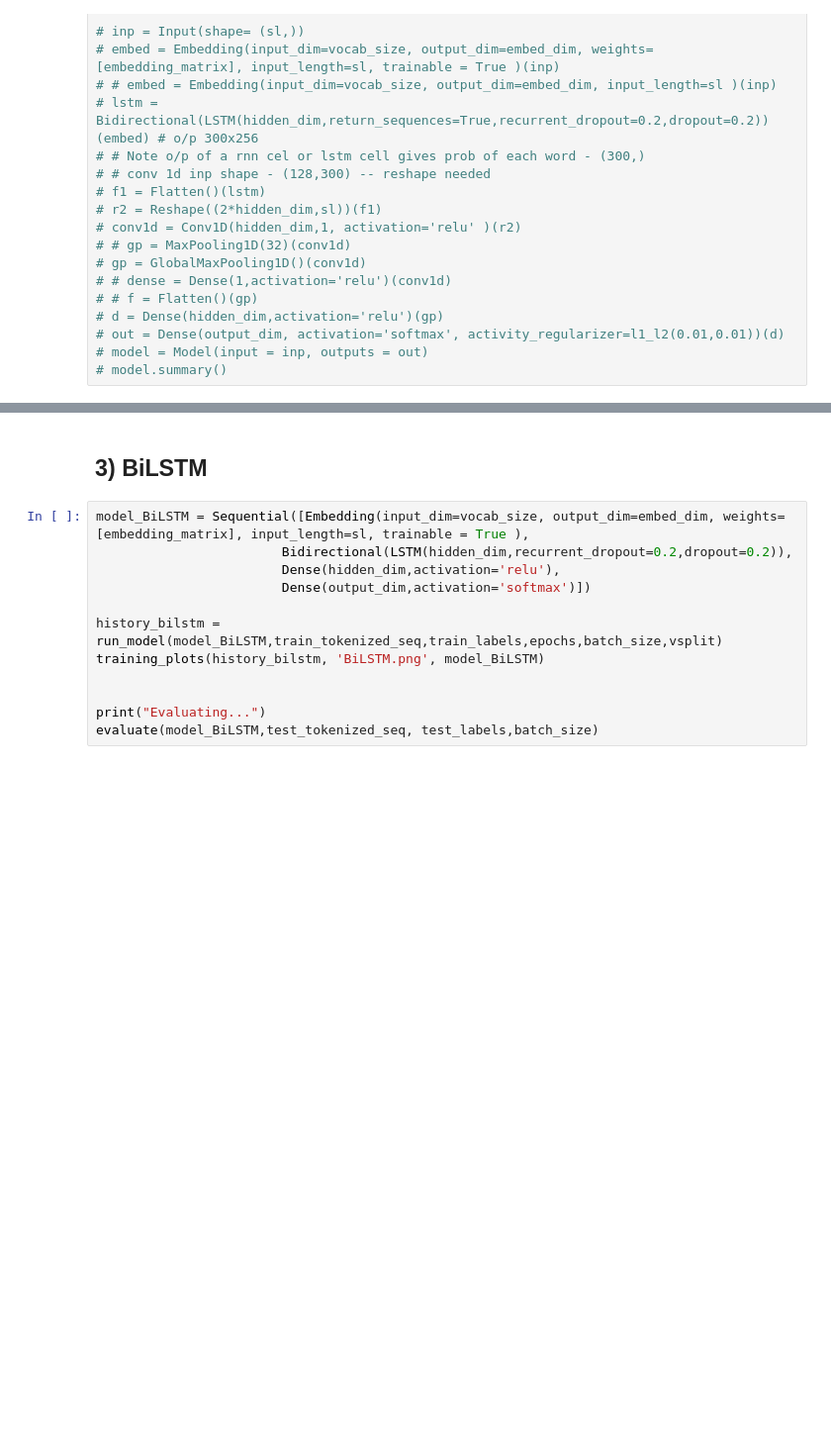
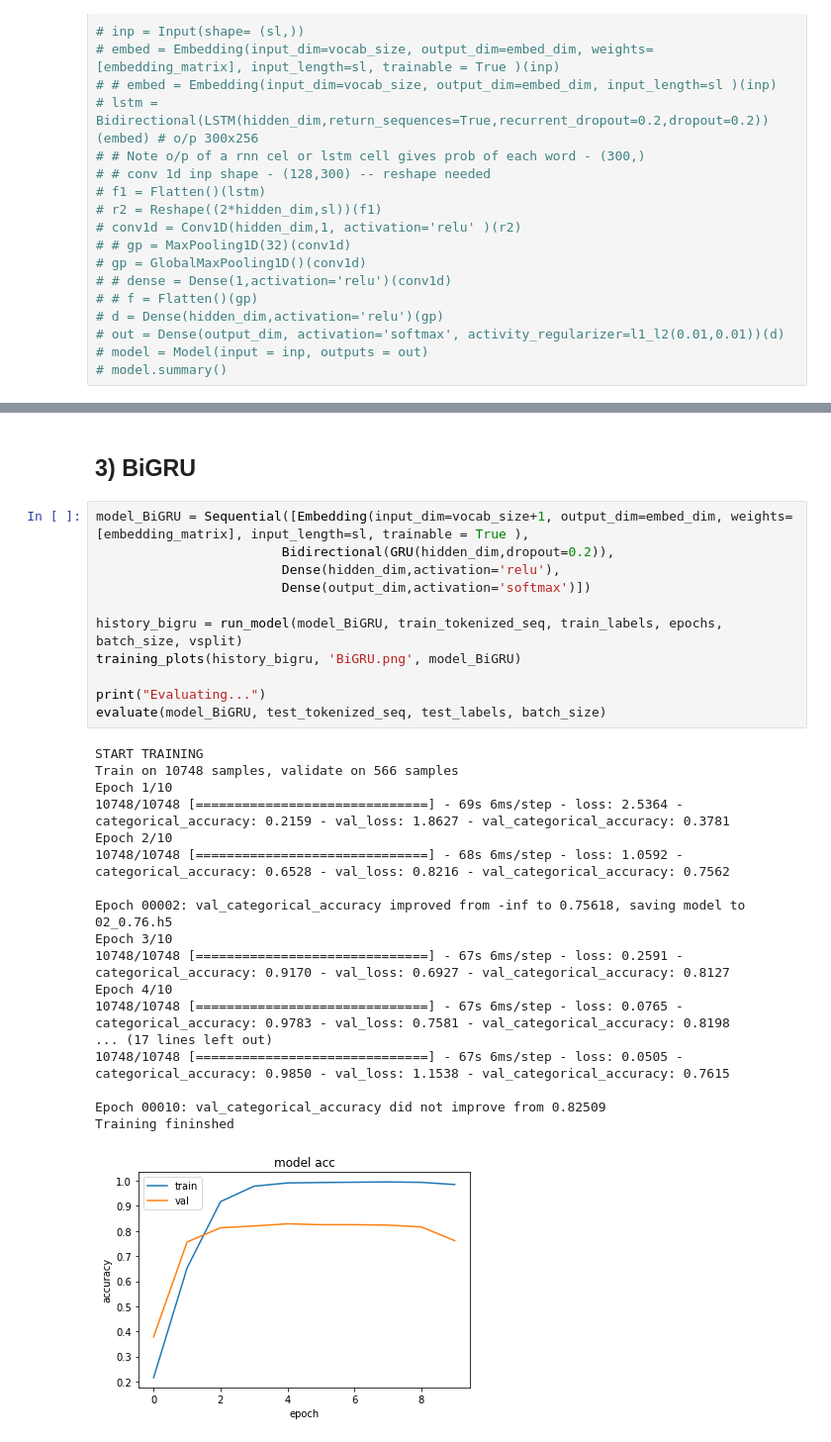
Before and after one commit to QuickLearner171998/Weighted-RNN-for-News-Text-Classification, a Jupyter notebook: WRNN_News_Text_Classification.ipynb, the cells around one changed output, grey strips where cells are left out. Shown at 99% size. Drawn from its saved outputs; the diff is of its cells as text; blank space fills up the shorter version.

```diff
--- a/WRNN_News_Text_Classification.ipynb
+++ b/WRNN_News_Text_Classification.ipynb
@@ -472,14 +554,32 @@ evaluate(model_rnn,test_tokenized_seq, test_labels,batch_size)
 # %% [markdown]
-## 3) BiLSTM
+## 3) BiGRU
 # %%
-model_BiLSTM = Sequential([Embedding(input_dim=vocab_size, output_dim=embed_dim, weights= [embedding_matrix], input_length=sl, trainable = True ),
-                        Bidirectional(LSTM(hidden_dim,recurrent_dropout=0.2,dropout=0.2)),
+model_BiGRU = Sequential([Embedding(input_dim=vocab_size+1, output_dim=embed_dim, weights= [embedding_matrix], input_length=sl, trainable = True ),
+                        Bidirectional(GRU(hidden_dim,dropout=0.2)),
                         Dense(hidden_dim,activation='relu'),
                         Dense(output_dim,activation='softmax')])
 
-history_bilstm = run_model(model_BiLSTM,train_tokenized_seq,train_labels,epochs,batch_size,vsplit)
-training_plots(history_bilstm, 'BiLSTM.png', model_BiLSTM)
-
+history_bigru = run_model(model_BiGRU, train_tokenized_seq, train_labels, epochs, batch_size, vsplit)
+training_plots(history_bigru, 'BiGRU.png', model_BiGRU)
 
 print("Evaluating...")
-evaluate(model_BiLSTM,test_tokenized_seq, test_labels,batch_size)
+evaluate(model_BiGRU, test_tokenized_seq, test_labels, batch_size)
+# %% [output]
+START TRAINING
+Train on 10748 samples, validate on 566 samples
+Epoch 1/10
+10748/10748 [==============================] - 69s 6ms/step - loss: 2.5364 - categorical_accuracy: 0.2159 - val_loss: 1.8627 - val_categorical_accuracy: 0.3781
+Epoch 2/10
+10748/10748 [==============================] - 68s 6ms/step - loss: 1.0592 - categorical_accuracy: 0.6528 - val_loss: 0.8216 - val_categorical_accuracy: 0.7562
+
+Epoch 00002: val_categorical_accuracy improved from -inf to 0.75618, saving model to 02_0.76.h5
+Epoch 3/10
+10748/10748 [==============================] - 67s 6ms/step - loss: 0.2591 - categorical_accuracy: 0.9170 - val_loss: 0.6927 - val_categorical_accuracy: 0.8127
+Epoch 4/10
+10748/10748 [==============================] - 67s 6ms/step - loss: 0.0765 - categorical_accuracy: 0.9783 - val_loss: 0.7581 - val_categorical_accuracy: 0.8198
+... (17 lines left out)
+10748/10748 [==============================] - 67s 6ms/step - loss: 0.0505 - categorical_accuracy: 0.9850 - val_loss: 1.1538 - val_categorical_accuracy: 0.7615
+
+Epoch 00010: val_categorical_accuracy did not improve from 0.82509
+Training fininshed
+[figure, added]
```
Also changed, not shown: parts of 17 cells of this notebook.
